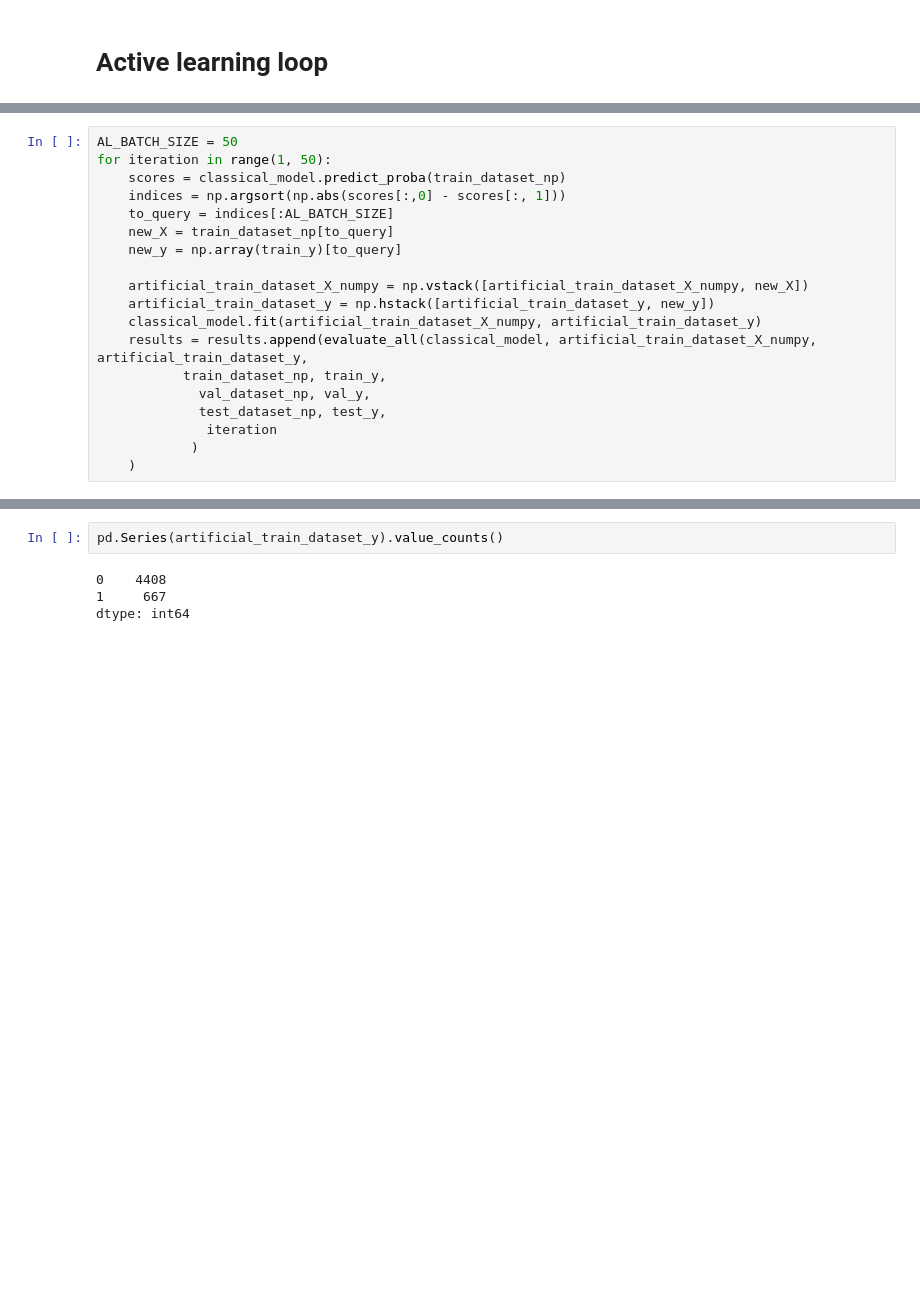
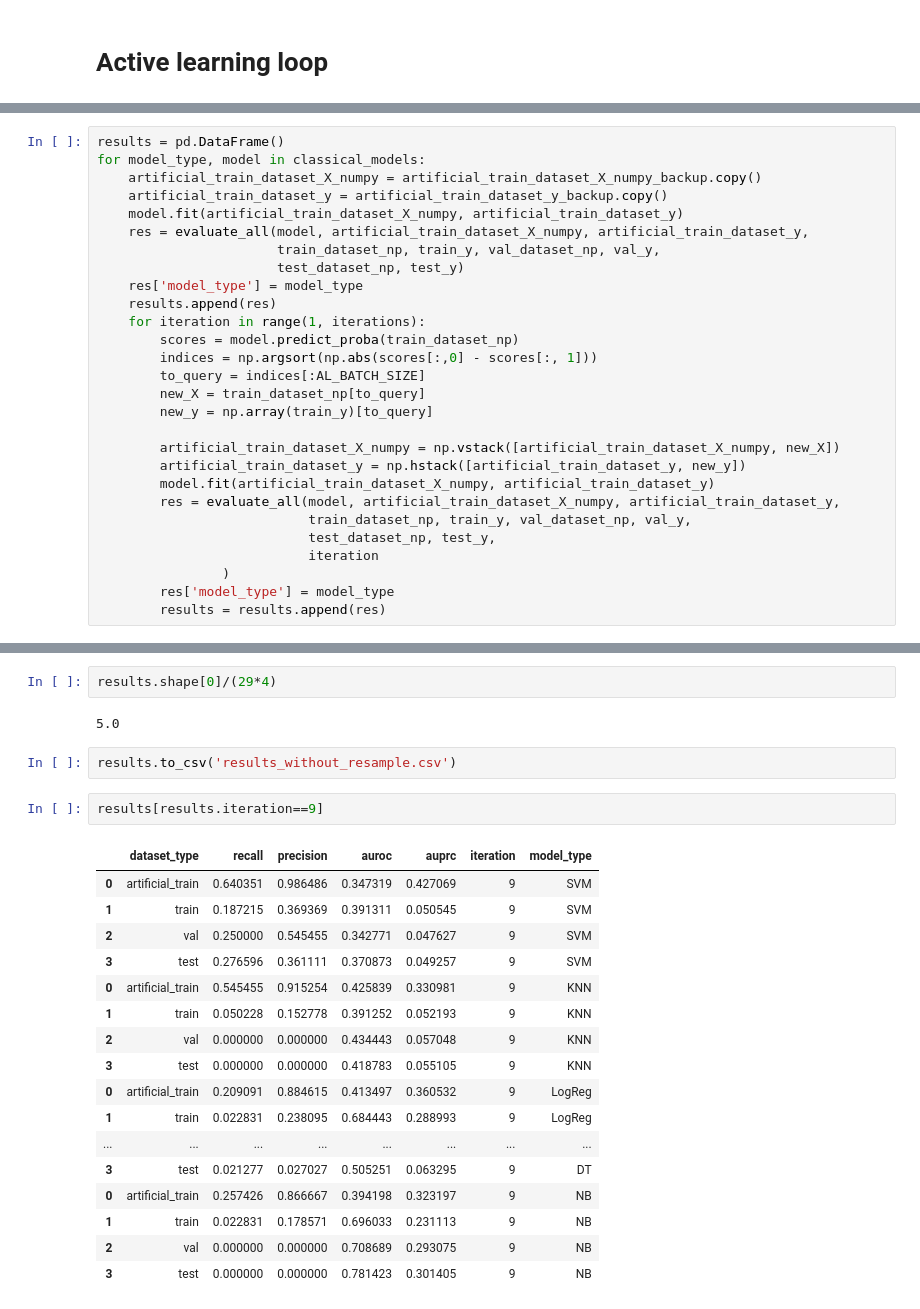
Before and after one commit to tsabata/active_anomaly_detection, a Jupyter notebook: active_ad.ipynb, the cells around one changed output, grey strips where cells are left out. Drawn from its saved outputs; the diff is of its cells as text; blank space fills up the shorter version.

```diff
--- a/active_ad.ipynb
+++ b/active_ad.ipynb
@@ -472,19 +411,28 @@ SVC(probability=True)
 # %%
-AL_BATCH_SIZE = 50
-for iteration in range(1, 50):
-    scores = classical_model.predict_proba(train_dataset_np)
-    indices = np.argsort(np.abs(scores[:,0] - scores[:, 1]))
-    to_query = indices[:AL_BATCH_SIZE]
-    new_X = train_dataset_np[to_query]
-    new_y = np.array(train_y)[to_query]
+results = pd.DataFrame()
+for model_type, model in classical_models:
+    artificial_train_dataset_X_numpy = artificial_train_dataset_X_numpy_backup.copy()
+    artificial_train_dataset_y = artificial_train_dataset_y_backup.copy()
+    model.fit(artificial_train_dataset_X_numpy, artificial_train_dataset_y)
+    res = evaluate_all(model, artificial_train_dataset_X_numpy, artificial_train_dataset_y,
+                       train_dataset_np, train_y, val_dataset_np, val_y,
+                       test_dataset_np, test_y)
+    res['model_type'] = model_type
+    results.append(res)
+    for iteration in range(1, iterations):
+        scores = model.predict_proba(train_dataset_np)
+        indices = np.argsort(np.abs(scores[:,0] - scores[:, 1]))
+        to_query = indices[:AL_BATCH_SIZE]
+        new_X = train_dataset_np[to_query]
+        new_y = np.array(train_y)[to_query]
 
-    artificial_train_dataset_X_numpy = np.vstack([artificial_train_dataset_X_numpy, new_X])
-    artificial_train_dataset_y = np.hstack([artificial_train_dataset_y, new_y])
-    classical_model.fit(artificial_train_dataset_X_numpy, artificial_train_dataset_y)
-    results = results.append(evaluate_all(classical_model, artificial_train_dataset_X_numpy, artificial_train_dataset_y,
-           train_dataset_np, train_y,
-             val_dataset_np, val_y,
-             test_dataset_np, test_y,
-              iteration
-            )
-    )
+        artificial_train_dataset_X_numpy = np.vstack([artificial_train_dataset_X_numpy, new_X])
+        artificial_train_dataset_y = np.hstack([artificial_train_dataset_y, new_y])
+        model.fit(artificial_train_dataset_X_numpy, artificial_train_dataset_y)
+        res = evaluate_all(model, artificial_train_dataset_X_numpy, artificial_train_dataset_y,
+                           train_dataset_np, train_y, val_dataset_np, val_y,
+                           test_dataset_np, test_y,
+                           iteration
+                )
+        res['model_type'] = model_type
+        results = results.append(res)
@@ -521,6 +439,26 @@ results2 = evaluate_all(classical_model, artificial_train_dataset_X_numpy, artif
-# %%
-pd.Series(artificial_train_dataset_y).value_counts()
-# %% [output]
-0    4408
-1     667
-dtype: int64
+# %%
+results.shape[0]/(29*4)
+# %% [output]
+5.0
+# %%
+results.to_csv('results_without_resample.csv')
+# %%
+results[results.iteration==9]
+# %% [output]
+|  | dataset_type | recall | precision | auroc | auprc | iteration | model_type |
+| 0 | artificial_train | 0.640351 | 0.986486 | 0.347319 | 0.427069 | 9 | SVM |
+| 1 | train | 0.187215 | 0.369369 | 0.391311 | 0.050545 | 9 | SVM |
+| 2 | val | 0.250000 | 0.545455 | 0.342771 | 0.047627 | 9 | SVM |
+| 3 | test | 0.276596 | 0.361111 | 0.370873 | 0.049257 | 9 | SVM |
+| 0 | artificial_train | 0.545455 | 0.915254 | 0.425839 | 0.330981 | 9 | KNN |
+| 1 | train | 0.050228 | 0.152778 | 0.391252 | 0.052193 | 9 | KNN |
+| 2 | val | 0.000000 | 0.000000 | 0.434443 | 0.057048 | 9 | KNN |
+| 3 | test | 0.000000 | 0.000000 | 0.418783 | 0.055105 | 9 | KNN |
+| 0 | artificial_train | 0.209091 | 0.884615 | 0.413497 | 0.360532 | 9 | LogReg |
+| 1 | train | 0.022831 | 0.238095 | 0.684443 | 0.288993 | 9 | LogReg |
+| ... | ... | ... | ... | ... | ... | ... | ... |
+| 3 | test | 0.021277 | 0.027027 | 0.505251 | 0.063295 | 9 | DT |
+| 0 | artificial_train | 0.257426 | 0.866667 | 0.394198 | 0.323197 | 9 | NB |
+| 1 | train | 0.022831 | 0.178571 | 0.696033 | 0.231113 | 9 | NB |
+| 2 | val | 0.000000 | 0.000000 | 0.708689 | 0.293075 | 9 | NB |
+| 3 | test | 0.000000 | 0.000000 | 0.781423 | 0.301405 | 9 | NB |
```
Also changed, not shown: parts of 53 cells of this notebook, 2 other files.
